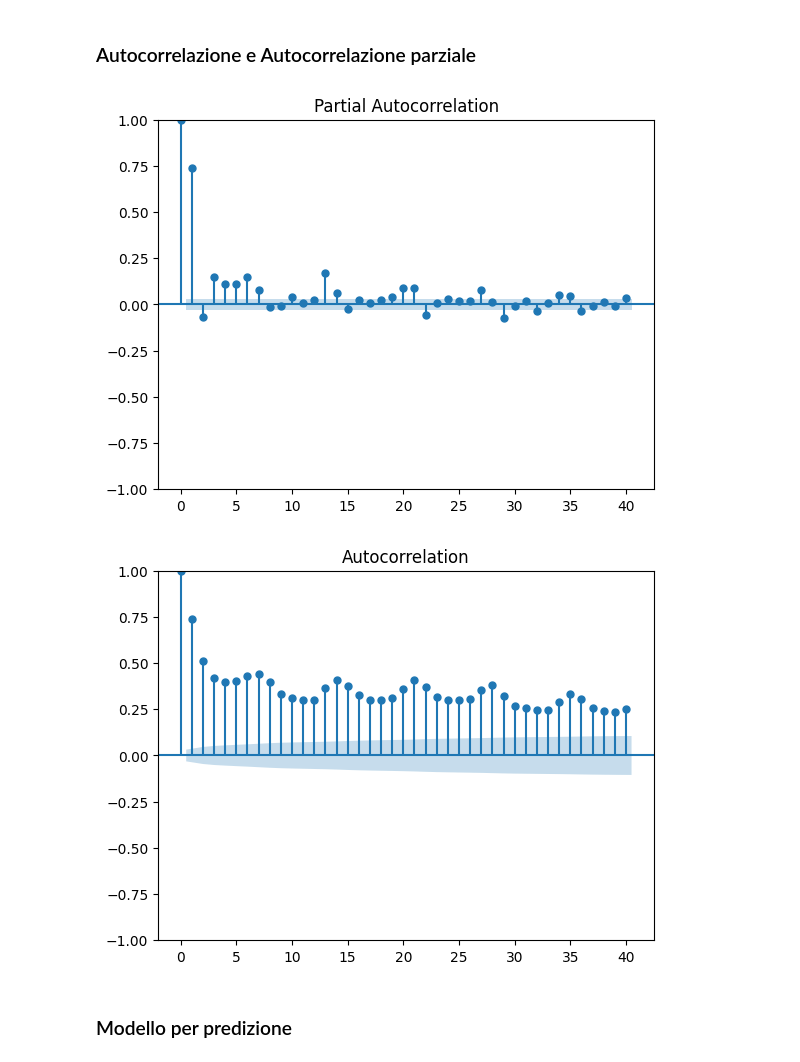
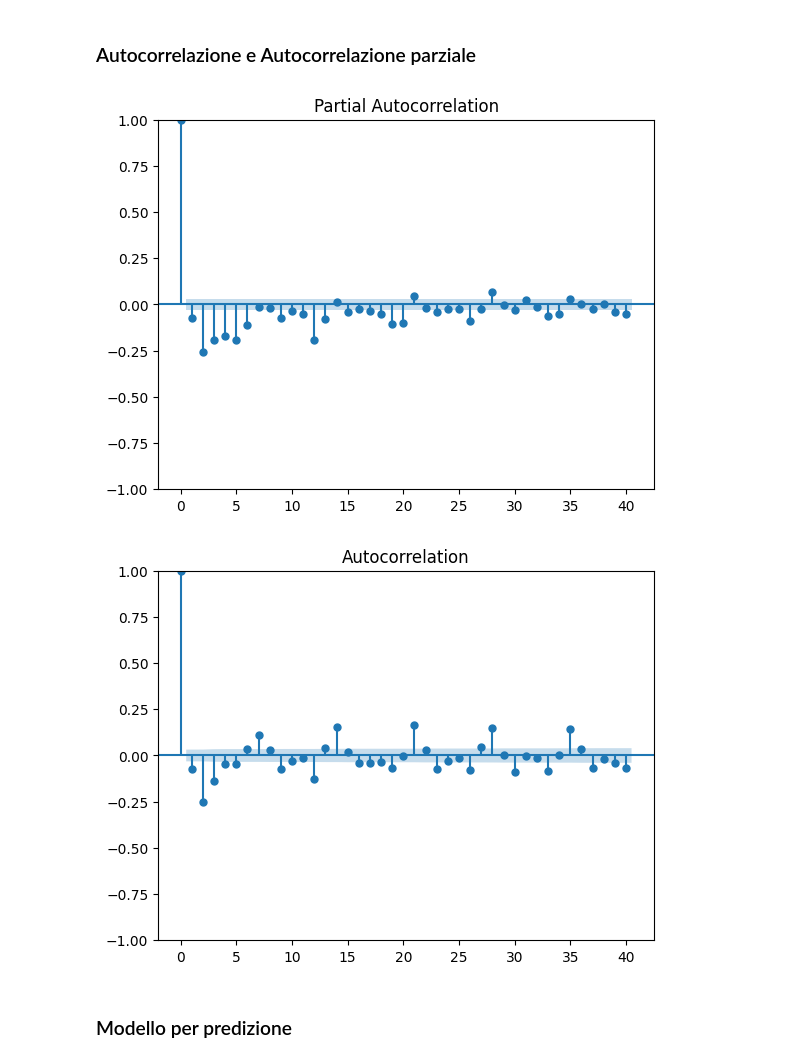
Before and after one commit to ChiaraAmalia/DataScience2Project, a Jupyter notebook: forecastingNO2.ipynb, the cells around one changed output. Drawn from its saved outputs; the diff is of its cells as text; code cells hidden in the pictures.

```diff
--- a/forecastingNO2.ipynb
+++ b/forecastingNO2.ipynb
@@ -90,15 +96,15 @@ plt.show()
 # %% [markdown]
 ### Autocorrelazione e Autocorrelazione parziale
 # %%
-sm.graphics.tsa.plot_pacf(forNo.values.squeeze(), lags=40, method="ywm")
+sm.graphics.tsa.plot_pacf(forNo.diff().dropna(), lags=40, method="ywm")
 plt.show()
 # %% [output]
-[figure, old version]
+[figure, new version]
 # %%
-sm.graphics.tsa.plot_acf(forNo.values.squeeze(), lags=40)
+sm.graphics.tsa.plot_acf(forNo.diff().dropna(), lags=40)
 plt.show()
 # %% [output]
-[figure, old version]
+[figure, new version]
 # %% [markdown]
 ### Modello per predizione
 # %%
```
Also changed, not shown: parts of 9 cells of this notebook.
